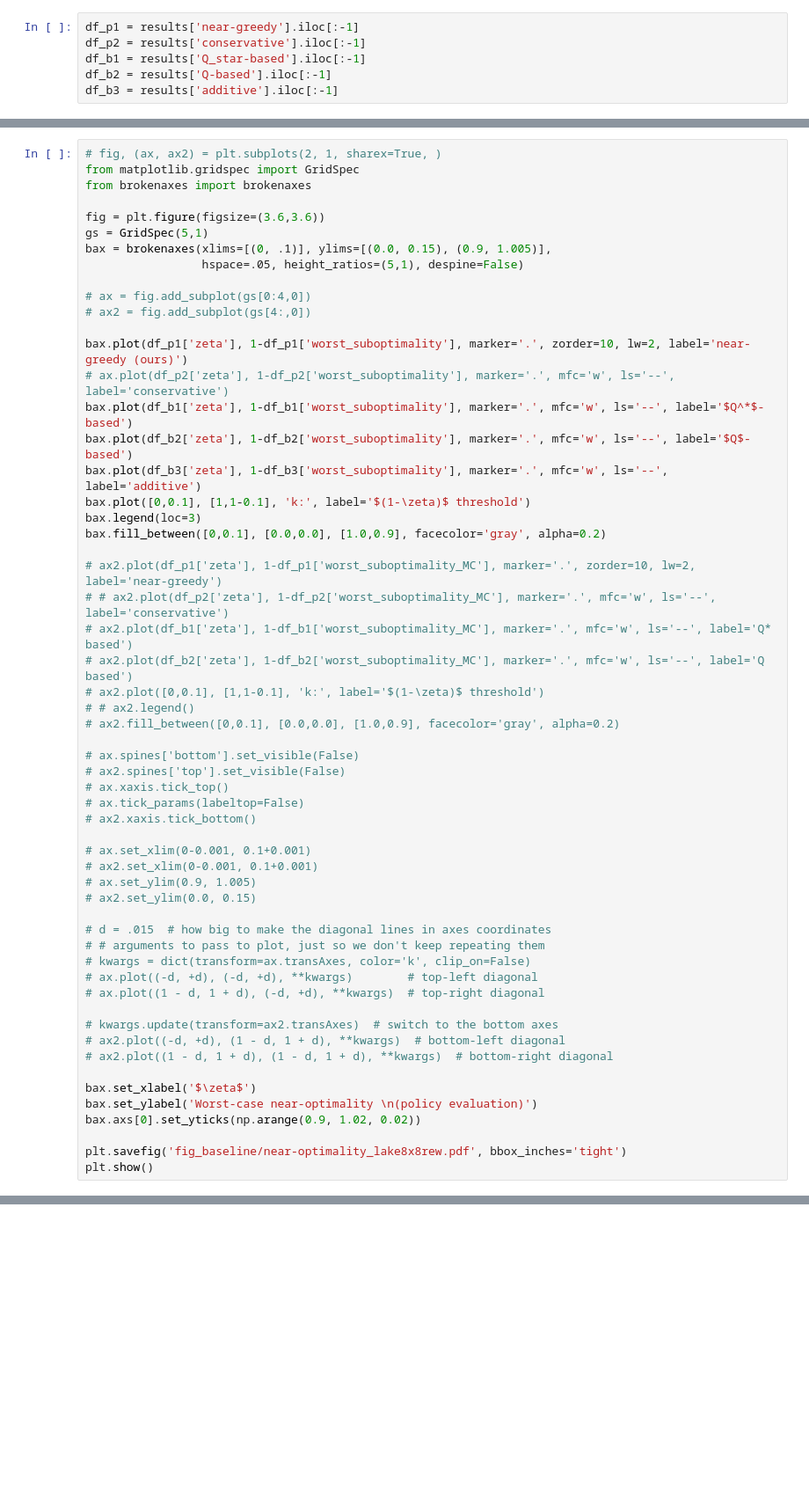
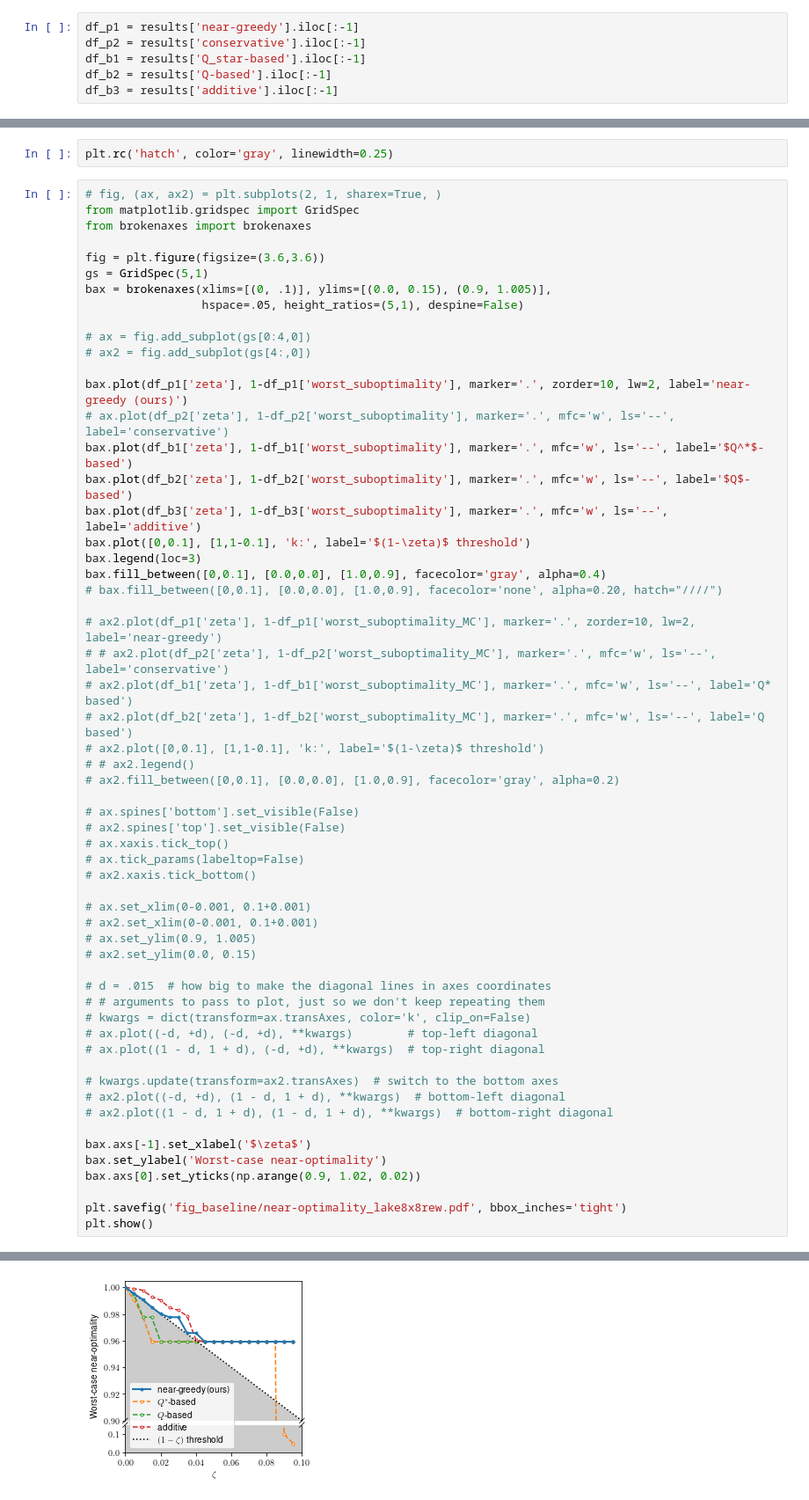
Before and after one commit to MLD3/RL-Set-Valued-Policy, a Jupyter notebook: synthetic/baseline_lake8x8-fast.ipynb, the cells around one changed output, grey strips where cells are left out. Shown at 88% size. Saved outputs shown, nothing was run; the diff lists cells and outputs as text; blank space fills up the shorter version.

```diff
--- a/synthetic/baseline_lake8x8-fast.ipynb
+++ b/synthetic/baseline_lake8x8-fast.ipynb
@@ -382,3 +390,5 @@ plt.show()
+# %%
+plt.rc('hatch', color='gray', linewidth=0.25)
 # %%
 # fig, (ax, ax2) = plt.subplots(2, 1, sharex=True, )
 from matplotlib.gridspec import GridSpec
@@ -399,7 +409,8 @@ bax.plot(df_b2['zeta'], 1-df_b2['worst_suboptimality'], marker='.', mfc='w', ls=
 bax.plot(df_b3['zeta'], 1-df_b3['worst_suboptimality'], marker='.', mfc='w', ls='--', label='additive')
 bax.plot([0,0.1], [1,1-0.1], 'k:', label='$(1-\zeta)$ threshold')
 bax.legend(loc=3)
-bax.fill_between([0,0.1], [0.0,0.0], [1.0,0.9], facecolor='gray', alpha=0.2)
+bax.fill_between([0,0.1], [0.0,0.0], [1.0,0.9], facecolor='gray', alpha=0.4)
+# bax.fill_between([0,0.1], [0.0,0.0], [1.0,0.9], facecolor='none', alpha=0.20, hatch="////")
 
 # ax2.plot(df_p1['zeta'], 1-df_p1['worst_suboptimality_MC'], marker='.', zorder=10, lw=2, label='near-greedy')
 # # ax2.plot(df_p2['zeta'], 1-df_p2['worst_suboptimality_MC'], marker='.', mfc='w', ls='--', label='conservative')
@@ -430,8 +441,8 @@ bax.fill_between([0,0.1], [0.0,0.0], [1.0,0.9], facecolor='gray', alpha=0.2)
 # ax2.plot((-d, +d), (1 - d, 1 + d), **kwargs)  # bottom-left diagonal
 # ax2.plot((1 - d, 1 + d), (1 - d, 1 + d), **kwargs)  # bottom-right diagonal
 
-bax.set_xlabel('$\zeta$')
-bax.set_ylabel('Worst-case near-optimality \n(policy evaluation)')
+bax.axs[-1].set_xlabel('$\zeta$')
+bax.set_ylabel('Worst-case near-optimality')
 bax.axs[0].set_yticks(np.arange(0.9, 1.02, 0.02))
 
 plt.savefig('fig_baseline/near-optimality_lake8x8rew.pdf', bbox_inches='tight')
@@ -440,0 +451 @@ plt.show()
+[figure, added]
```
Also changed, not shown: parts of 6 cells of this notebook, 6 other files.
